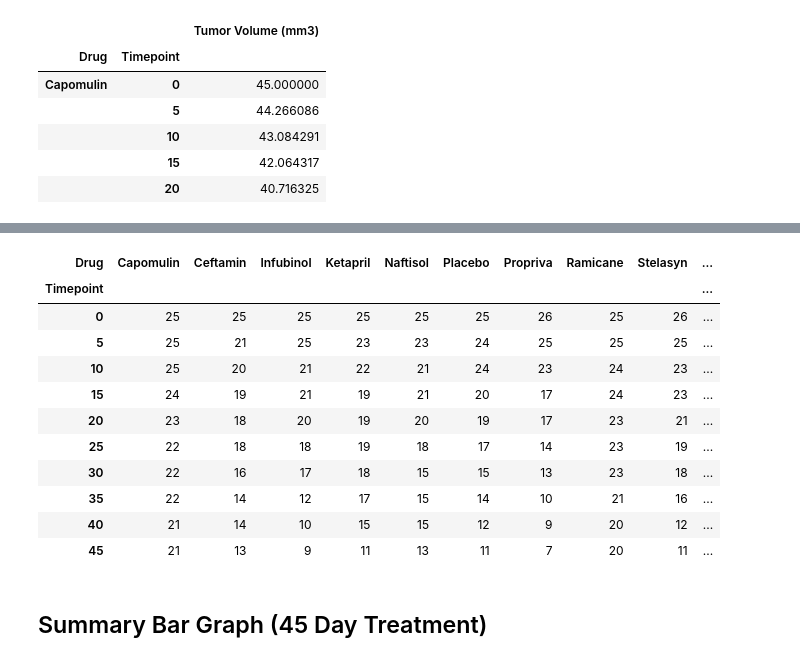
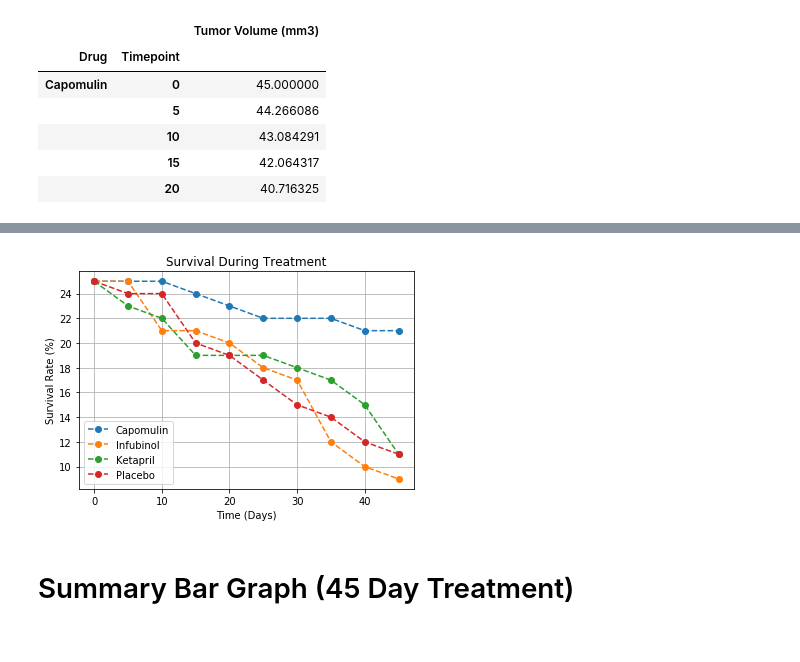
Before and after one commit to mldebaker/matplotlib-challenge, a Jupyter notebook: PYmaceuticals.ipynb, the cells around one changed output, grey strips where cells are left out. Saved outputs shown, nothing was run; the diff lists cells and outputs as text; code cells hidden in the pictures.

```diff
--- a/PYmaceuticals.ipynb
+++ b/PYmaceuticals.ipynb
@@ -183,19 +237,0 @@ mouse1.head()
-# %%
-# Minor Data Munging to Re-Format the Data Frames
-mouse2 = mouse1.unstack(level = 'Drug')
-mouse2.columns = mouse2.columns.get_level_values(1)
-# Preview the Data Frame
-mouse2
-# %% [output]
-| Drug | Capomulin | Ceftamin | Infubinol | Ketapril | Naftisol | Placebo | Propriva | Ramicane | Stelasyn | ... |
-| Timepoint |  |  |  |  |  |  |  |  |  | ... |
-| 0 | 25 | 25 | 25 | 25 | 25 | 25 | 26 | 25 | 26 | ... |
-| 5 | 25 | 21 | 25 | 23 | 23 | 24 | 25 | 25 | 25 | ... |
-| 10 | 25 | 20 | 21 | 22 | 21 | 24 | 23 | 24 | 23 | ... |
-| 15 | 24 | 19 | 21 | 19 | 21 | 20 | 17 | 24 | 23 | ... |
-| 20 | 23 | 18 | 20 | 19 | 20 | 19 | 17 | 23 | 21 | ... |
-| 25 | 22 | 18 | 18 | 19 | 18 | 17 | 14 | 23 | 19 | ... |
-| 30 | 22 | 16 | 17 | 18 | 15 | 15 | 13 | 23 | 18 | ... |
-| 35 | 22 | 14 | 12 | 17 | 15 | 14 | 10 | 21 | 16 | ... |
-| 40 | 21 | 14 | 10 | 15 | 15 | 12 | 9 | 20 | 12 | ... |
-| 45 | 21 | 13 | 9 | 11 | 13 | 11 | 7 | 20 | 11 | ... |
@@ -208,4 +238,23 @@ mouse2
+# %%
+# Generate the Plot (with Error Bars)
+drugs = [('Capomulin','o','red'),('Infubinol','^','blue'),('Ketapril','s','green'),('Placebo','d','black')]
+for Drug,marker,colors in drugs:
+    plt.errorbar(mouse2.index,mouse2[Drug],fmt = '--', marker = 'o')
+
+plt.legend(loc='best')
+plt.title('Survival During Treatment')
+plt.xlabel('Time (Days)')
+plt.ylabel('Survival Rate (%)')
+plt.grid()
+
+# Save the Figure
+plt.savefig('Survival_During_Treatment.png')
+
+# Display Figure
+plt.show()
+# %% [output]
+[figure, added]
 # %% [markdown]
-## Summary Bar Graph (45 Day Treatment)
+# Summary Bar Graph (45 Day Treatment)
 # %%
 # Calculate the percent changes for each drug
```
Also changed, not shown: parts of 23 cells of this notebook, 3 other files.
